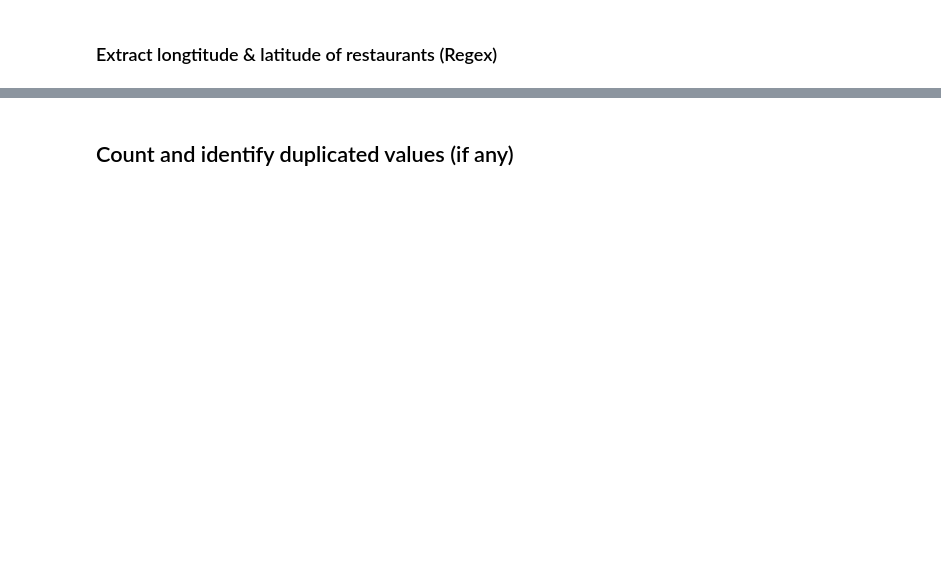
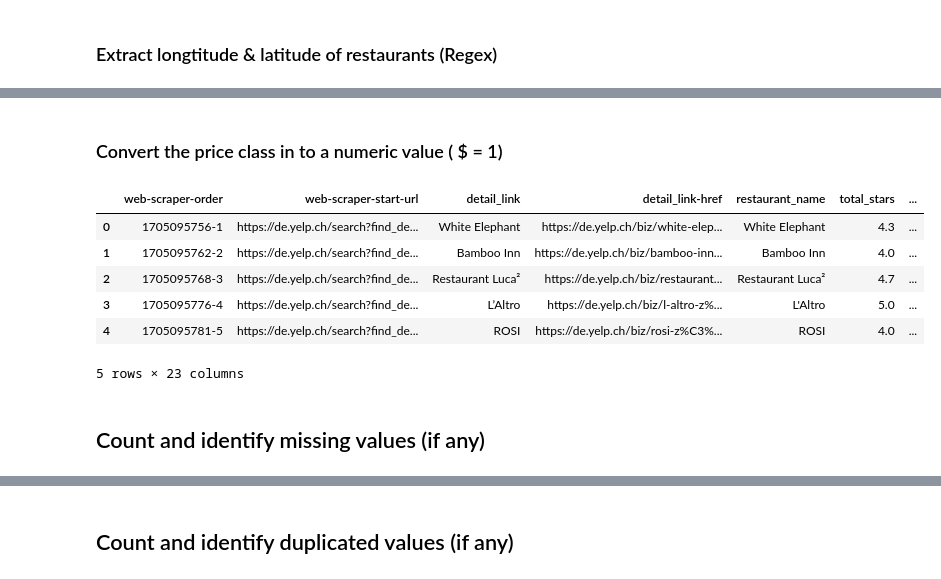
Before and after one commit to SherifXhemajli/data_analytics, a Jupyter notebook: 1_AT_Scraping/restaurant_data_preparation.ipynb, the cells around one changed output, grey strips where cells are left out. Drawn from its saved outputs; the diff is of its cells as text; code cells hidden in the pictures; blank space fills up the shorter version.

```diff
--- a/1_AT_Scraping/restaurant_data_preparation.ipynb
+++ b/1_AT_Scraping/restaurant_data_preparation.ipynb
@@ -134,0 +170,22 @@ Name: reservation_status, dtype: float64
+# %% [markdown]
+### Convert the price class in to a numeric value ( $ = 1)
+# %%
+def convert_dollar_to_number(dollar_str):
+    if pd.isna(dollar_str):
+        return None
+    return len(dollar_str)
+
+# Applying the conversion function to the 'price_class' column
+df['price_class'] = df['price_class'].apply(convert_dollar_to_number)
+
+df.head(5)
+# %% [output]
+|  | web-scraper-order | web-scraper-start-url | detail_link | detail_link-href | restaurant_name | total_stars | ... |
+| 0 | 1705095756-1 | https://de.yelp.ch/search?find_de... | White Elephant | https://de.yelp.ch/biz/white-elep... | White Elephant | 4.3 | ... |
+| 1 | 1705095762-2 | https://de.yelp.ch/search?find_de... | Bamboo Inn | https://de.yelp.ch/biz/bamboo-inn... | Bamboo Inn | 4.0 | ... |
+| 2 | 1705095768-3 | https://de.yelp.ch/search?find_de... | Restaurant Luca² | https://de.yelp.ch/biz/restaurant... | Restaurant Luca² | 4.7 | ... |
+| 3 | 1705095776-4 | https://de.yelp.ch/search?find_de... | L’Altro | https://de.yelp.ch/biz/l-altro-z%... | L'Altro | 5.0 | ... |
+| 4 | 1705095781-5 | https://de.yelp.ch/search?find_de... | ROSI | https://de.yelp.ch/biz/rosi-z%C3%... | ROSI | 4.0 | ... |
+5 rows × 23 columns
+# %% [markdown]
+## Count and identify missing values (if any)
```
Also changed, not shown: parts of 12 cells of this notebook, 7 other files.
